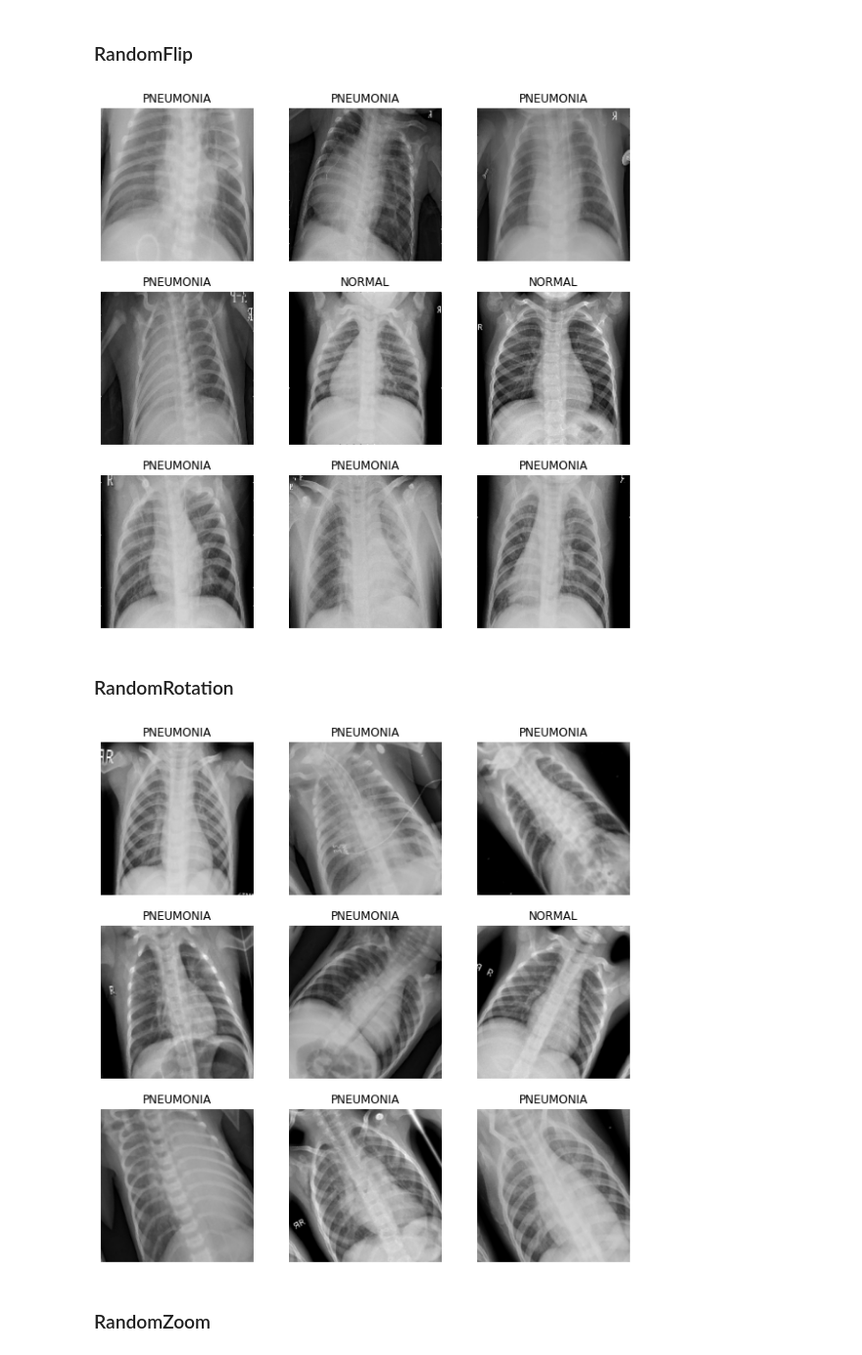
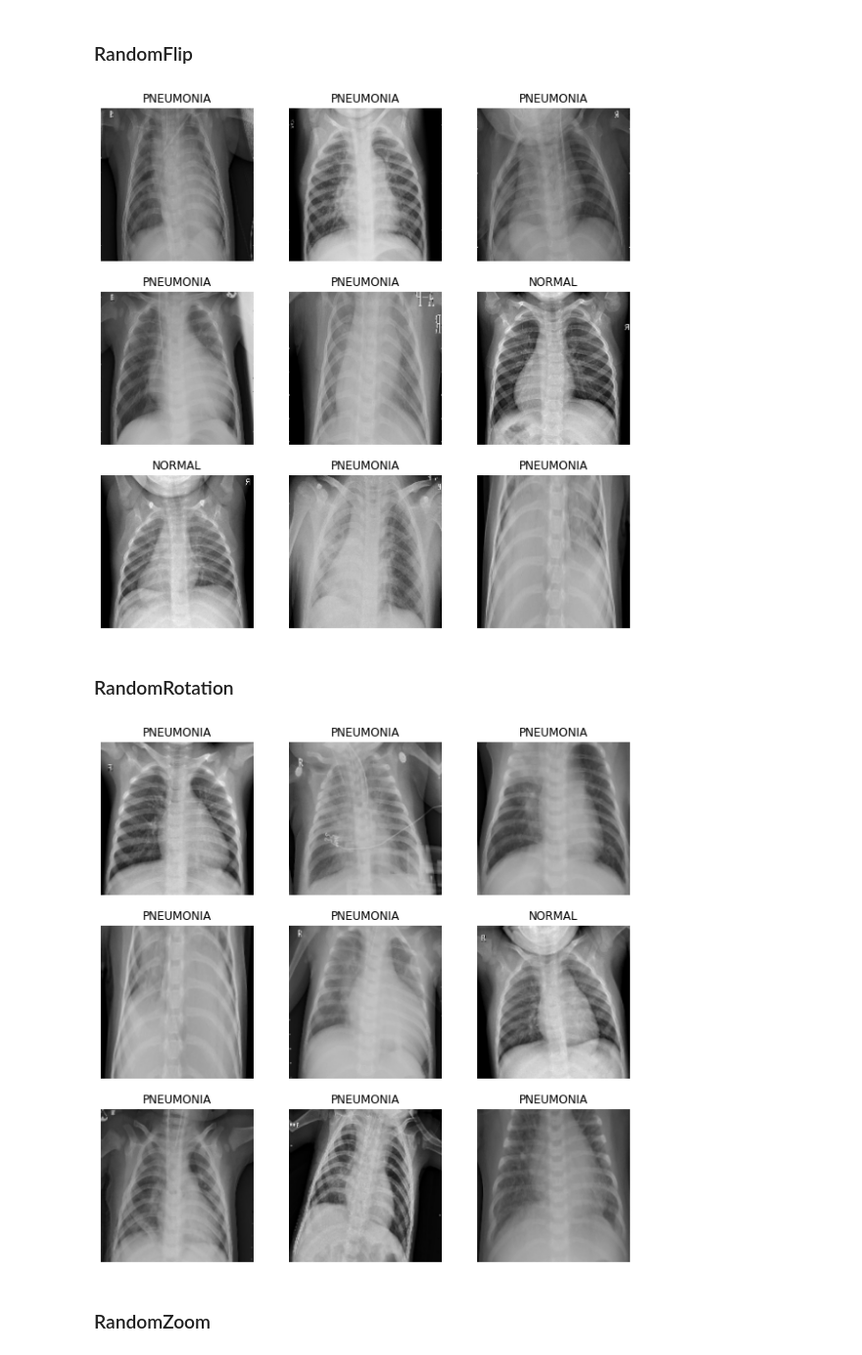
Before and after one commit to jooyeongkang/detection-pneumonia, a Jupyter notebook: ChestXRay_Pneumonia.ipynb, the cells around one changed output. Shown at 98% size. Cells and saved outputs as stored; diff of their text form; code cells hidden in the pictures.

```diff
--- a/ChestXRay_Pneumonia.ipynb
+++ b/ChestXRay_Pneumonia.ipynb
@@ -108,7 +117,8 @@ print('Pneumonia: {} Normal: {}'.format(len(dt_test_pneumonia), len(dt_test_norm
 # %% [markdown]
 ## Define parameters
 # %%
-batch_size = 32   # Number of Images in each batch
+#batch_size = 32   # Number of Images in each batch
+batch_size = 20   # Number of Images in each batch
 img_height = 180  # Size of Height for Resizing
 img_width = 180   # Size of Width for Resizing
 # %% [markdown]
@@ -153,0 +183,13 @@ Using 1046 files for validation.
+# %%
+dt_train = tf.keras.preprocessing.image_dataset_from_directory(
+    directory=dir_dt_train,
+    labels='inferred',
+    label_mode='int',
+    class_names=None,
+    color_mode='grayscale', # Option: rgb
+    batch_size=batch_size,
+    image_size=(img_height, img_width),
+    shuffle=True,
+    seed=123,
+    validation_split= 1-(400/5232),
+    subset='training')
@@ -200,25 +282,25 @@ for images, labels in dt_train.take(1):
     plt.title(dt_train.class_names[labels[i]])
     plt.axis("off")
 # %% [output]
-[figure, old version]
+[figure, new version]
 # %% [markdown]
 ### RandomRotation
 # %%
 dt_augm_rotation = tf.keras.Sequential([
-  layers.experimental.preprocessing.RandomRotation(0.1)
+  layers.experimental.preprocessing.RandomRotation(0.01)
 ])
 
 plt.figure(figsize=(10, 10))
 
 for images, labels in dt_train.take(1):
   for i in range(9):
     augmented_images = dt_augm_rotation(images)
     ax = plt.subplot(3, 3, i + 1)
     plt.imshow(tf.squeeze(augmented_images[i].numpy().astype("uint8")), cmap='gray', vmin=0, vmax=255)
     plt.title(dt_train.class_names[labels[i]])
     plt.axis("off")
 # %% [output]
-[figure, old version]
+[figure, new version]
 # %% [markdown]
 ### RandomZoom
 # %%
```
Also changed, not shown: parts of 90 cells of this notebook.
